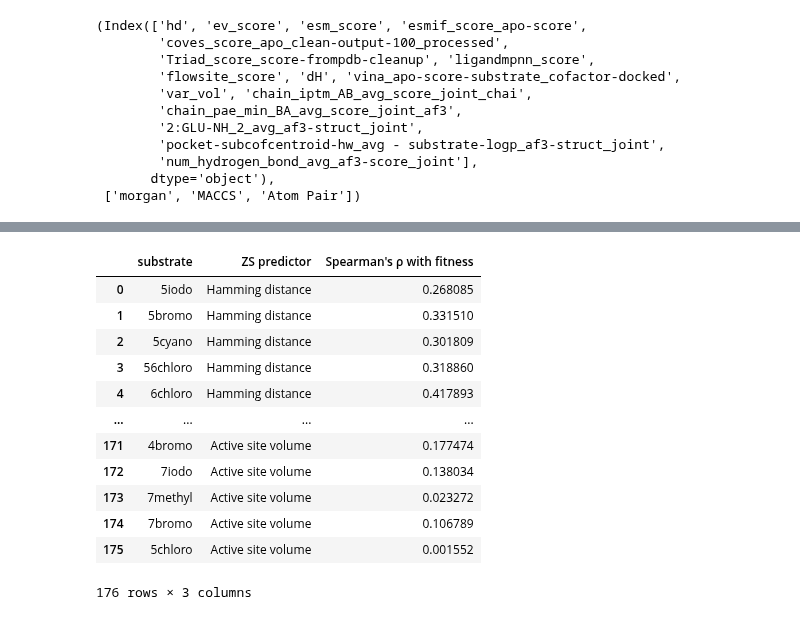
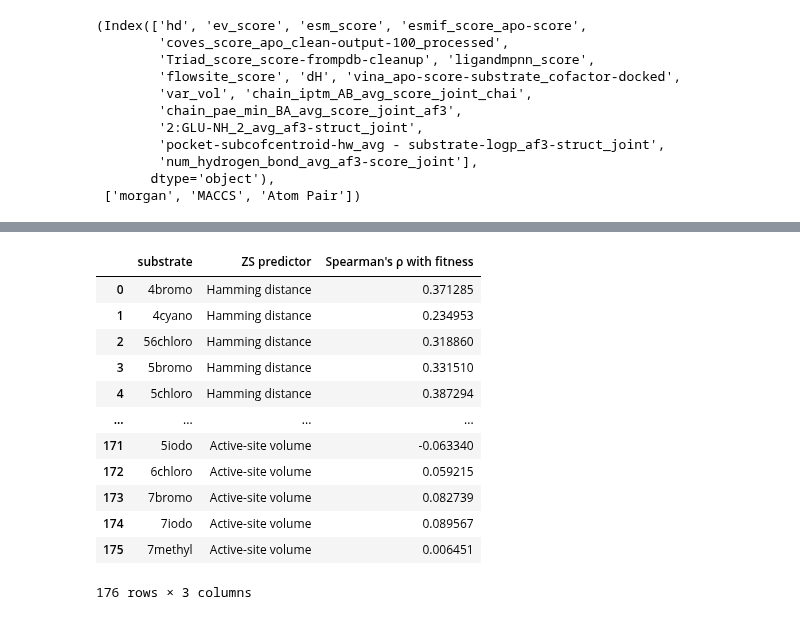
Before and after one commit to fhalab/substrate_aware_zs, a Jupyter notebook: sandbox/sub_vis.ipynb, the cells around one changed output, grey strips where cells are left out. Drawn from its saved outputs; the diff is of its cells as text; code cells hidden in the pictures.

```diff
--- a/sandbox/sub_vis.ipynb
+++ b/sandbox/sub_vis.ipynb
@@ -403,33 +407,33 @@ atom_pair_vals
 # %%
 # Convert the 'substrate' column to a Categorical type with the custom order
 # trpb_df['substrate'] = pd.Categorical(trpb_df['substrate'], categories=atom_pair_vals.keys(), ordered=True)
 
 # # Sort the DataFrame based on the 'substrate' column
 # trpb_df = trpb_df.sort_values('substrate')
 
 
 
 #  Melt the dataframe to long format for seaborn boxplot and stripplot
 trpbdf_melted = pd.melt(
-    trpb_df.rename(columns=trpb_col_dict)[col_order + ["substrate"]].drop(columns=["Library"]),
+    trpb_df.rename(columns=trpb_col_dict)[final_col_order + ["substrate"]].drop(columns=["Library"]),
     id_vars="substrate",
     var_name="ZS predictor",
     value_name="Spearman's ρ with fitness",
 )
 # trpbdf_melted["ZS predictor"] = pd.Categorical(trpbdf_melted['ZS predictor'], categories=col_order, ordered=True)
 # trpbdf_melted = trpbdf_melted.sort_values(['substrate','ZS predictor'])
 trpbdf_melted
 # %% [output]
 |  | substrate | ZS predictor | Spearman's ρ with fitness |
-| 0 | 5iodo | Hamming distance | 0.268085 |
-| 1 | 5bromo | Hamming distance | 0.331510 |
-| 2 | 5cyano | Hamming distance | 0.301809 |
-| 3 | 56chloro | Hamming distance | 0.318860 |
-| 4 | 6chloro | Hamming distance | 0.417893 |
+| 0 | 4bromo | Hamming distance | 0.371285 |
+| 1 | 4cyano | Hamming distance | 0.234953 |
+| 2 | 56chloro | Hamming distance | 0.318860 |
+| 3 | 5bromo | Hamming distance | 0.331510 |
+| 4 | 5chloro | Hamming distance | 0.387294 |
 | ... | ... | ... | ... |
-| 171 | 4bromo | Active site volume | 0.177474 |
-| 172 | 7iodo | Active site volume | 0.138034 |
-| 173 | 7methyl | Active site volume | 0.023272 |
-| 174 | 7bromo | Active site volume | 0.106789 |
-| 175 | 5chloro | Active site volume | 0.001552 |
+| 171 | 5iodo | Active-site volume | -0.063340 |
+| 172 | 6chloro | Active-site volume | 0.059215 |
+| 173 | 7bromo | Active-site volume | 0.082739 |
+| 174 | 7iodo | Active-site volume | 0.089567 |
+| 175 | 7methyl | Active-site volume | 0.006451 |
 176 rows × 3 columns
```
Also changed, not shown: parts of 30 cells of this notebook, 4 other files.
